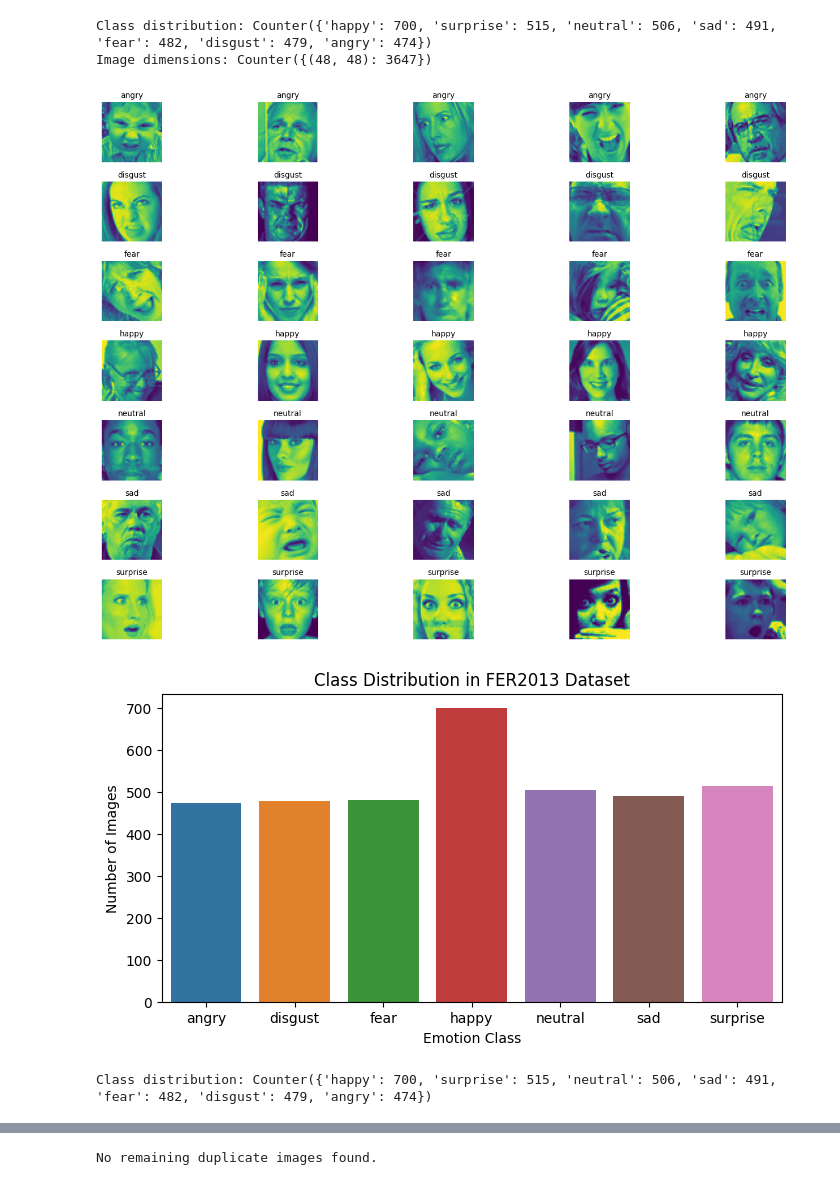
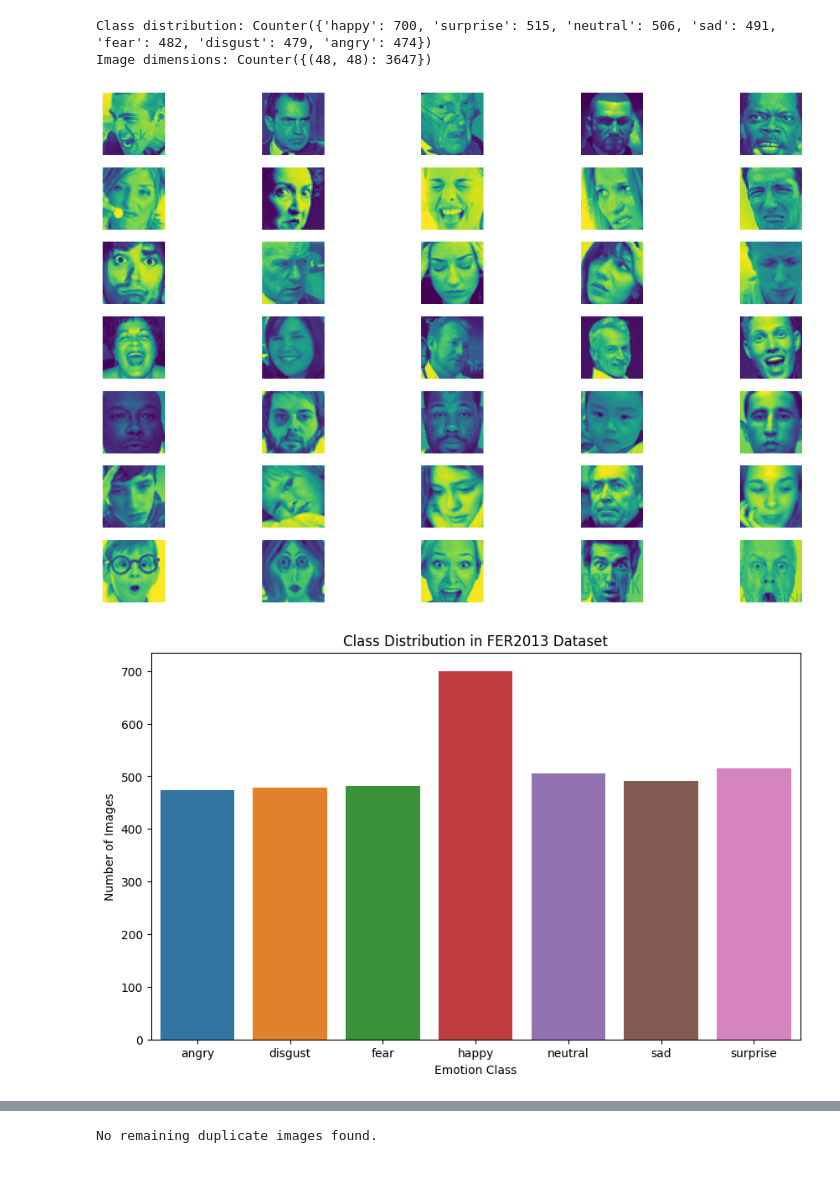
Before and after one commit to yjia28tan/EmoSense-Application, a Jupyter notebook: Backend/model_training/EDA.ipynb, the cells around one changed output, grey strips where cells are left out. Saved outputs shown, nothing was run; the diff lists cells and outputs as text; code cells hidden in the pictures.

```diff
--- a/Backend/model_training/EDA.ipynb
+++ b/Backend/model_training/EDA.ipynb
@@ -1,11 +1,12 @@
 # %%
-# FER2013 dataset
+# train dataset
+
 import os
 from collections import Counter
 from PIL import Image
 
 # Define dataset directory
-dataset_dir = r"C:\Users\User\OneDrive\Documents\YiJia\INTI\FYP\Dataset\cleaned\datasets\train"
+dataset_dir = r"C:\Users\User\OneDrive\Documents\YiJia\INTI\FYP\Dataset\chosen_dataset\datasets\train"
 
 # Function to get image file paths and their corresponding classes
 def get_image_classes(dataset_dir):
@@ -38,40 +39,35 @@ Image dimensions: Counter({(48, 48): 3647})
 # %%
 import matplotlib.pyplot as plt
 import random
 
 # Function to plot random images from each class
 def plot_random_images(dataset_dir, class_distribution, n_images=5):
     plt.figure(figsize=(15, 10))
     for i, (emotion_class, _) in enumerate(class_distribution.items()):
         class_dir = os.path.join(dataset_dir, emotion_class)
         images = [os.path.join(class_dir, img) for img in os.listdir(class_dir) if img.endswith(('.jpg', '.png'))]
         for j in range(n_images):
             img_path = random.choice(images)
             img = Image.open(img_path)
             plt.subplot(len(class_distribution), n_images, i * n_images + j + 1)
             plt.imshow(img)
             plt.axis('off')
-            # Display the emotion class label together with the image
-            plt.title(emotion_class, fontsize=10)
-    plt.tight_layout()
+            if j == 0:
+                plt.ylabel(emotion_class, size=12)
     plt.show()
 
-# Example usage
 plot_random_images(dataset_dir, class_distribution)
 # %% [output]
-[figure, old version]
+[figure, new version]
 # %%
 import seaborn as sns
 
 # Plotting class distribution
-plt.figure(figsize=(8, 4))
+plt.figure(figsize=(10, 6))
 sns.barplot(x=list(class_distribution.keys()), y=list(class_distribution.values()))
 plt.title('Class Distribution in FER2013 Dataset')
 plt.xlabel('Emotion Class')
 plt.ylabel('Number of Images')
 plt.show()
-
-print("Class distribution:", class_distribution)
 # %% [output]
-[figure, old version]
+[figure, new version]
-Class distribution: Counter({'happy': 700, 'surprise': 515, 'neutral': 506, 'sad': 491, 'fear': 482, 'disgust': 479, 'angry': 474})
```
Also changed, not shown: parts of 6 cells of this notebook.
